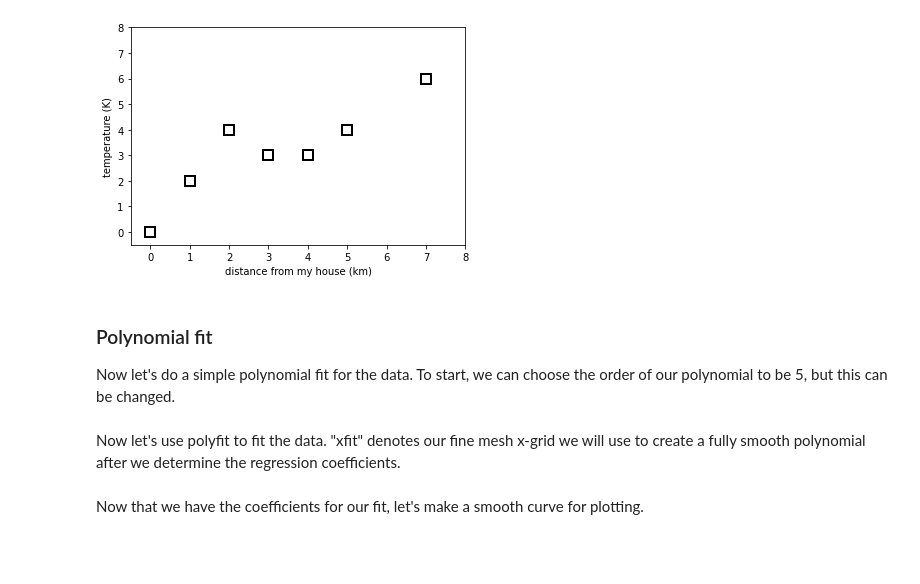
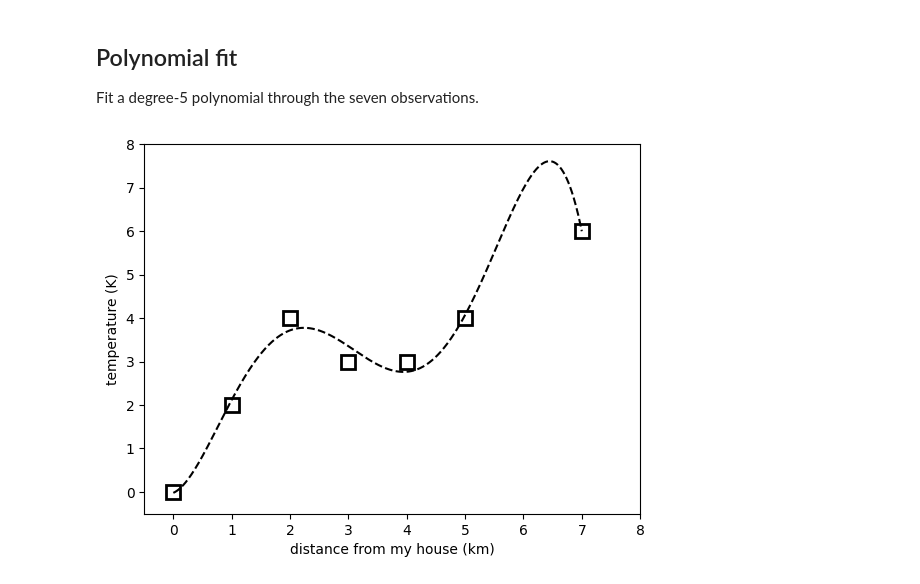
Before and after one commit to eabarnes1010/course_objective_analysis, a Jupyter notebook: code/interpolation_polynomial_fitting.ipynb, the cells around one changed output. Cells and saved outputs as stored; diff of their text form; code cells hidden in the pictures; blank space fills up the shorter version.

Commit message:
cleanup: interpolation_polynomial_fitting

```diff
--- a/code/interpolation_polynomial_fitting.ipynb
+++ b/code/interpolation_polynomial_fitting.ipynb
@@ -19,0 +22,11 @@ Plot the data. Let's pretend "x" denotes the distance from my house (moving dire
+# %%
+x = np.array([0.0, 1.0, 2.0, 3.0, 4.0, 5.0, 7.0])
+y = np.array([0.0, 2.0, 4.0, 3.0, 3.0, 4.0, 6.0])
+
+plt.figure()
+plt.plot(x, y, "sk", markersize=10, markerfacecolor="none", markeredgewidth=2)
+plt.xlim(-0.5, 8.0)
+plt.ylim(-0.5, 8.0)
+plt.xlabel("distance from my house (km)")
+plt.ylabel("temperature (K)")
+plt.show()
@@ -20,14 +35,21 @@ Plot the data. Let's pretend "x" denotes the distance from my house (moving dire
+# %% [markdown]
+## Polynomial fit
+
+Fit a degree-5 polynomial through the seven observations.
 # %%
+poly_order = 5
+p = np.polyfit(x, y, poly_order)
+
+xfit = np.arange(0.0, 7.0 + 0.01, 0.01)
+smooth_polyfit = np.poly1d(p)(xfit)
+
 plt.figure()
-plt.plot(x,y,'sk', markersize = 10, markerfacecolor = 'none', markeredgewidth = 2)
-plt.xlim(-0.5,8.)
-plt.ylim(-0.5,8.)
-plt.ylabel('temperature (K)')
-plt.xlabel('distance from my house (km)')
+plt.plot(x, y, "sk", markersize=10, markerfacecolor="none", markeredgewidth=2)
+plt.plot(xfit, smooth_polyfit, "--k")
+plt.xlim(-0.5, 8.0)
+plt.ylim(-0.5, 8.0)
+plt.xlabel("distance from my house (km)")
+plt.ylabel("temperature (K)")
 plt.show()
 # %% [output]
-[figure, old version]
+[figure, new version]
-# %% [markdown]
-### Polynomial fit
-
-Now let's do a simple polynomial fit for the data. To start, we can choose the order of our polynomial to be 5, but this can be changed.
@@ -36,2 +55,0 @@ poly_order = 5
-# %% [markdown]
-Now let's use polyfit to fit the data. "xfit" denotes our fine mesh x-grid we will use to create a fully smooth polynomial after we determine the regression coefficients.
@@ -40,2 +55,0 @@ p = np.polyfit(x, y, poly_order, rcond=None, full=False, w=None, cov=False)
-# %% [markdown]
-Now that we have the coefficients for our fit, let's make a smooth curve for plotting.
```
Also changed, not shown: parts of 19 cells of this notebook.
